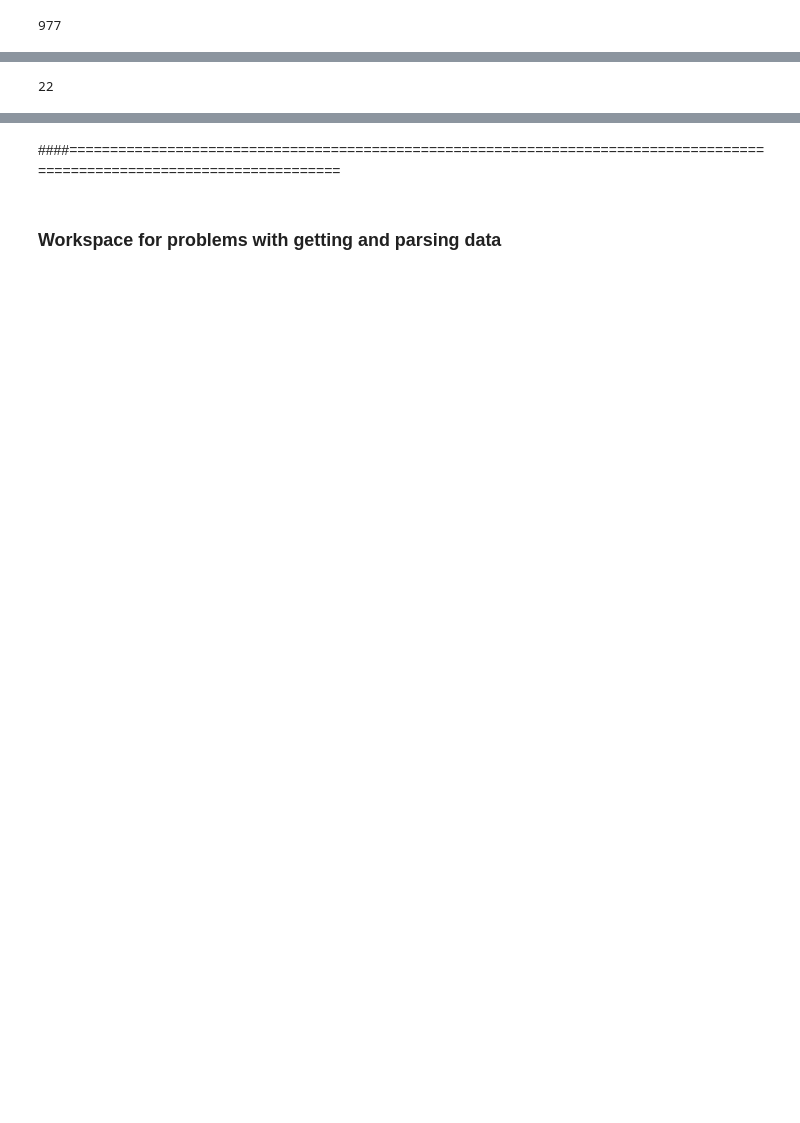
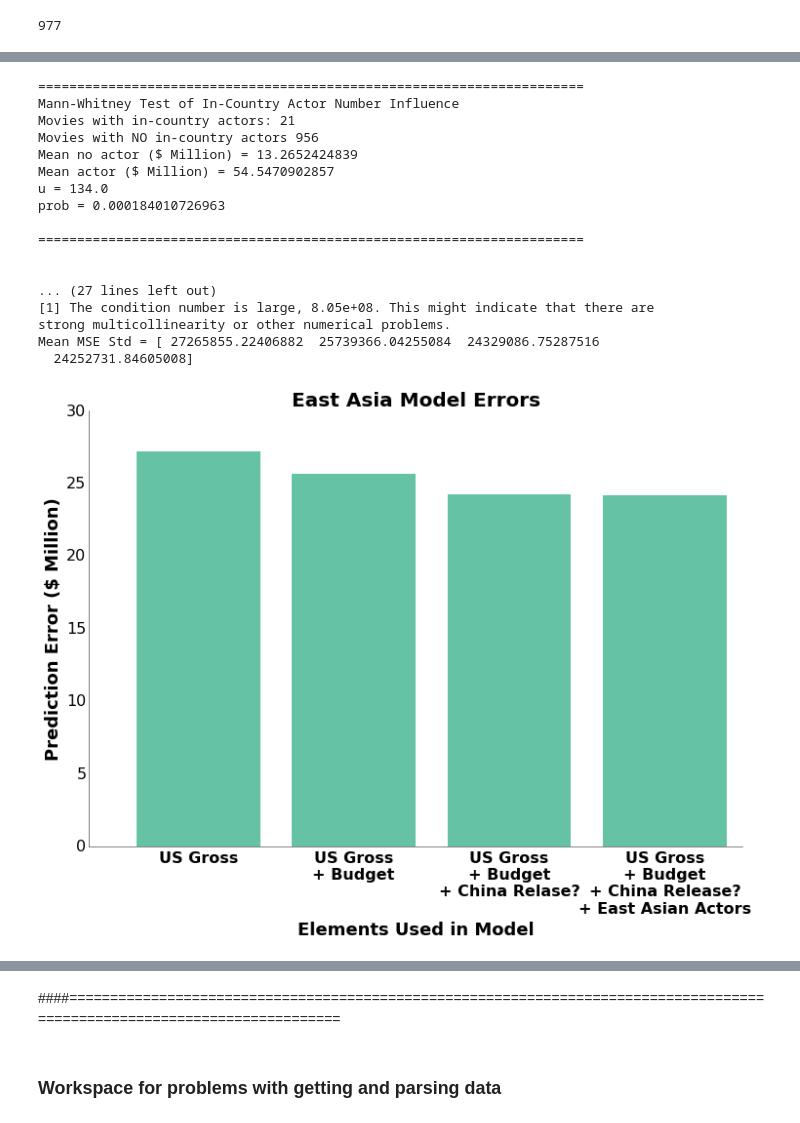
Before and after one commit to idcrane/mds-luther, a Jupyter notebook: my_project/project_luther.ipynb, the cells around one changed output, grey strips where cells are left out. Drawn from its saved outputs; the diff is of its cells as text; code cells hidden in the pictures; blank space fills up the shorter version.

Commit message:
Organized project_luther.ipynb, added alias to movies/data

```diff
--- a/my_project/project_luther.ipynb
+++ b/my_project/project_luther.ipynb
@@ -901,4 +699,68 @@ strong multicollinearity or other numerical problems.
-# %%
-print len(out)
-# %% [output]
-22
+# %%
+# East Asia
+country_data = mdf_with_budget_dtg_atg # Requires cell above                                                # Country name
+mdf_with_budget_dtg_atg_75, mdf_with_budget_dtg_atg_25 = random_sample_DataFrame(country_data)               # Country name
+traindata = mdf_with_budget_dtg_atg_75                                                                       # Country name
+testdata = mdf_with_budget_dtg_atg_25                                                                        # Country name
+#Xcolumn_list = ['ones', 'budget', 'domestic_total_gross', 'asian_actors', 'China release',
+#                         'Hong Kong release', 'Japan release', 'South Korea release', 'Taiwan release']
+Xcolumn_list = ['ones', 'domestic_total_gross', 'budget', 'China release', 'asian_actors']
+country_gross_field_name = 'asian_total_gross'                                                               # Country name
+Ycolumn = country_gross_field_name
+
+# Run Mann-Whitney test on influence of in-country actors
+mannwhitney_test(country_data, country_gross_field_name)
+
+# Run models and scale in terms of $ Million
+linmodel, data_dict = run_country_analysis(country_data, traindata, testdata, Xcolumn_list, Ycolumn)
+mean_mse_std = data_dict['mean_mse_std']/1e6
+x_plot = data_dict['X_test']['domestic_total_gross']/1e6
+y_plot_test = data_dict['y_test']/1e6
+y_plot_predict = data_dict['y_predict']/1e6
+
+# Plot Error vs Features
+x_tick_labels = ['US Gross', 'US Gross\n+ Budget', 'US Gross\n+ Budget\n+ China Relase?','US Gross\n+ Budget\n+ China Release?\n+ East Asian Actors']        # Country name
+title = 'East Asia Model Errors'                                                                    # Country name
+plot_error_vs_features(mean_mse_std, x_tick_labels, title)
+
+# Plot actual vs predicted plots for select movies
+# Select plots
+plots = list(zip(x_plot, y_plot_test, y_plot_predict))
+out = plot_point_select(plots)
+x_plot_select = [s[0] for s in out]
+y_plot_test_select = [s[1] for s in out]
+y_plot_predict_select = [s[2] for s in out]
+ylabel = 'East Asia Total Gross ($ Million)'                                                         # Country name
+title = 'East Asia Total Gross'                                                                      # Country name
+plot_predicted_and_actual(x_plot_select, y_plot_test_select, y_plot_predict_select, mean_mse_std[-1], ylabel, title)
+
+# #Interactive Plots
+# x = x_test['domestic_total_gross']/1e6
+# y = y_test/1e6
+# name = testdata['movie_title']
+# plotter = plotters.TwoVariableComparisonPlotter(x, y, name,
+#                                        x_range=(None, None),
+#                                        y_range = (None, None),
+#                                        label_display_style="hover",
+#                                        xlabel="US Total Gross ($ millions)",
+#                                        ylabel = "East Asia Total Gross ($ millions)")             # Country name
+#plotter.plot()
+# %% [output]
+======================================================================
+Mann-Whitney Test of In-Country Actor Number Influence
+Movies with in-country actors: 21
+Movies with NO in-country actors 956
+Mean no actor ($ Million) = 13.2652424839
+Mean actor ($ Million) = 54.5470902857
+u = 134.0
+prob = 0.000184010726963
+
+======================================================================
+
+
+... (27 lines left out)
+[1] The condition number is large, 8.05e+08. This might indicate that there are
+strong multicollinearity or other numerical problems.
+Mean MSE Std = [ 27265855.22406882  25739366.04255084  24329086.75287516
+  24252731.84605008]
+[figure, added]
```
Also changed, not shown: parts of 64 cells of this notebook, 1 other file.
